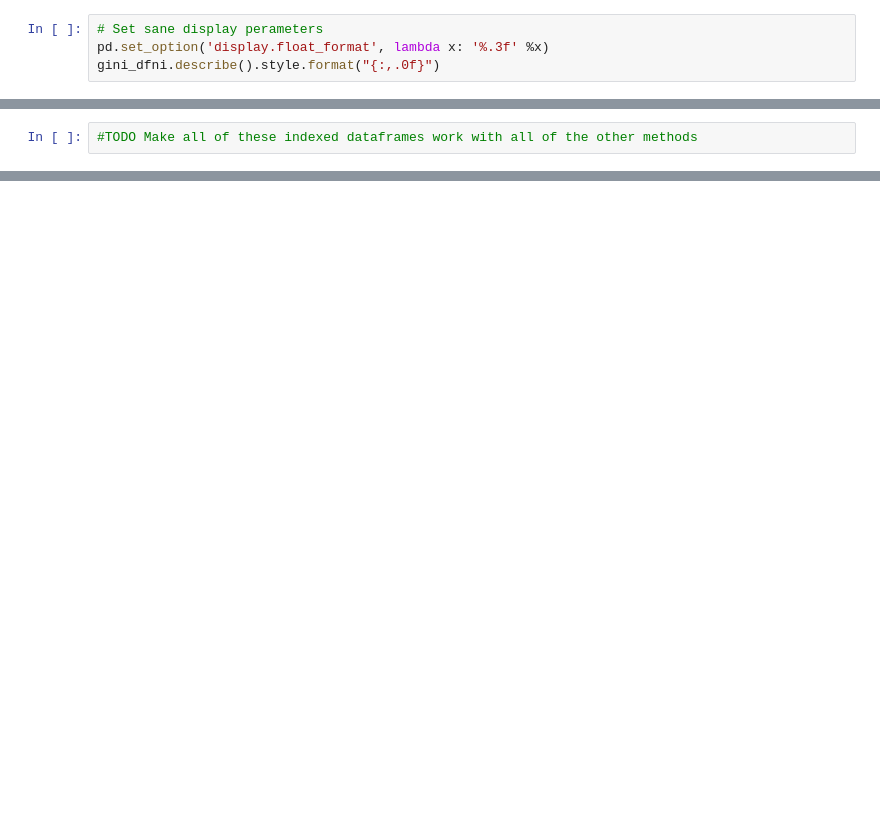
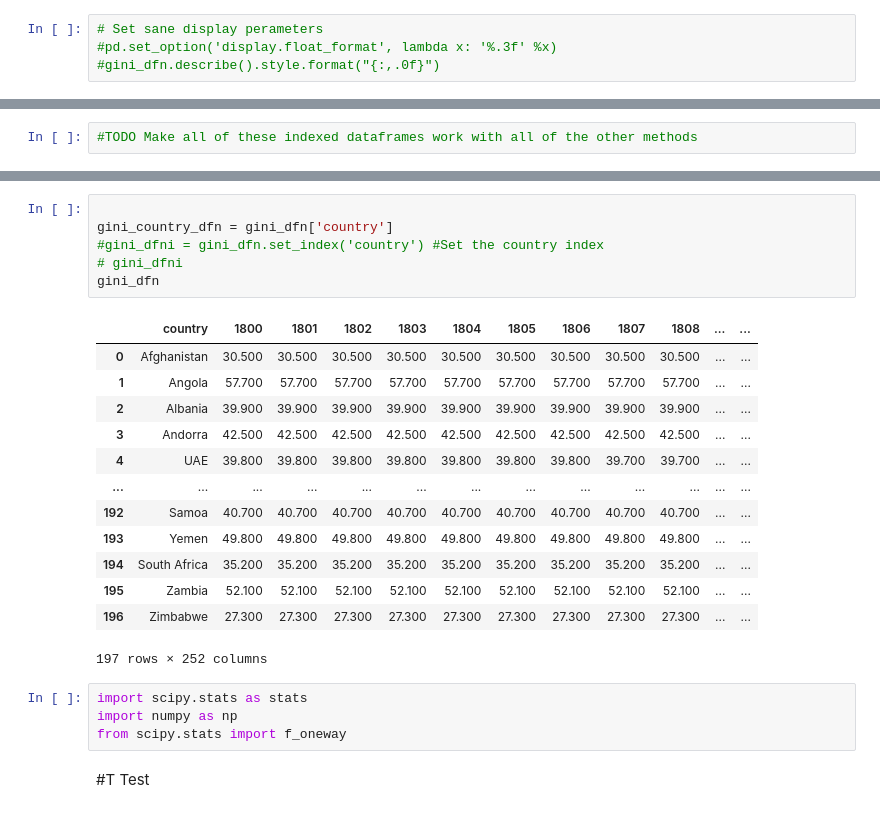
Before and after one commit to egildon/Data-and-Music, a Jupyter notebook: Porrege.ipynb, the cells around one changed output, grey strips where cells are left out. Drawn from its saved outputs; the diff is of its cells as text; blank space fills up the shorter version.

```diff
--- a/Porrege.ipynb
+++ b/Porrege.ipynb
@@ -64,4 +71,4 @@ Index(['Afghanistan', 'Angola', 'Albania', 'Andorra', 'UAE', 'Argentina',
 # %%
 # Set sane display perameters
-pd.set_option('display.float_format', lambda x: '%.3f' %x)
-gini_dfni.describe().style.format("{:,.0f}")
+#pd.set_option('display.float_format', lambda x: '%.3f' %x)
+#gini_dfn.describe().style.format("{:,.0f}")
@@ -216,0 +202,26 @@ Length: 197, dtype: float64
+# %%
+
+gini_country_dfn = gini_dfn['country']
+#gini_dfni = gini_dfn.set_index('country') #Set the country index
+# gini_dfni
+gini_dfn
+# %% [output]
+|  | country | 1800 | 1801 | 1802 | 1803 | 1804 | 1805 | 1806 | 1807 | 1808 | ... | ... |
+| 0 | Afghanistan | 30.500 | 30.500 | 30.500 | 30.500 | 30.500 | 30.500 | 30.500 | 30.500 | 30.500 | ... | ... |
+| 1 | Angola | 57.700 | 57.700 | 57.700 | 57.700 | 57.700 | 57.700 | 57.700 | 57.700 | 57.700 | ... | ... |
+| 2 | Albania | 39.900 | 39.900 | 39.900 | 39.900 | 39.900 | 39.900 | 39.900 | 39.900 | 39.900 | ... | ... |
+| 3 | Andorra | 42.500 | 42.500 | 42.500 | 42.500 | 42.500 | 42.500 | 42.500 | 42.500 | 42.500 | ... | ... |
+| 4 | UAE | 39.800 | 39.800 | 39.800 | 39.800 | 39.800 | 39.800 | 39.800 | 39.700 | 39.700 | ... | ... |
+| ... | ... | ... | ... | ... | ... | ... | ... | ... | ... | ... | ... | ... |
+| 192 | Samoa | 40.700 | 40.700 | 40.700 | 40.700 | 40.700 | 40.700 | 40.700 | 40.700 | 40.700 | ... | ... |
+| 193 | Yemen | 49.800 | 49.800 | 49.800 | 49.800 | 49.800 | 49.800 | 49.800 | 49.800 | 49.800 | ... | ... |
+| 194 | South Africa | 35.200 | 35.200 | 35.200 | 35.200 | 35.200 | 35.200 | 35.200 | 35.200 | 35.200 | ... | ... |
+| 195 | Zambia | 52.100 | 52.100 | 52.100 | 52.100 | 52.100 | 52.100 | 52.100 | 52.100 | 52.100 | ... | ... |
+| 196 | Zimbabwe | 27.300 | 27.300 | 27.300 | 27.300 | 27.300 | 27.300 | 27.300 | 27.300 | 27.300 | ... | ... |
+197 rows × 252 columns
+# %%
+import scipy.stats as stats
+import numpy as np
+from scipy.stats import f_oneway
+# %% [markdown]
+#T Test
```
Also changed, not shown: parts of 40 cells of this notebook.
